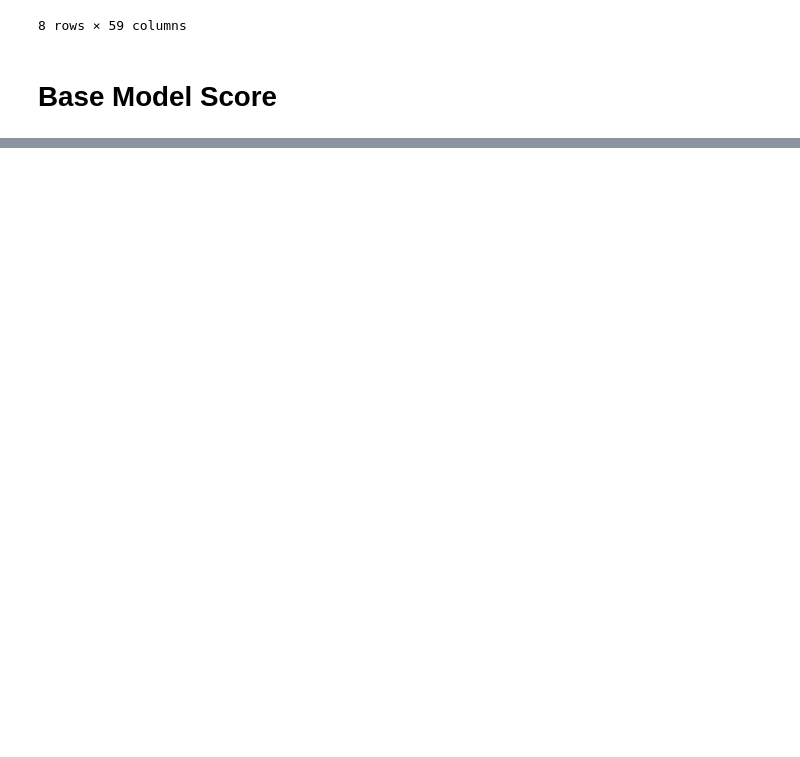
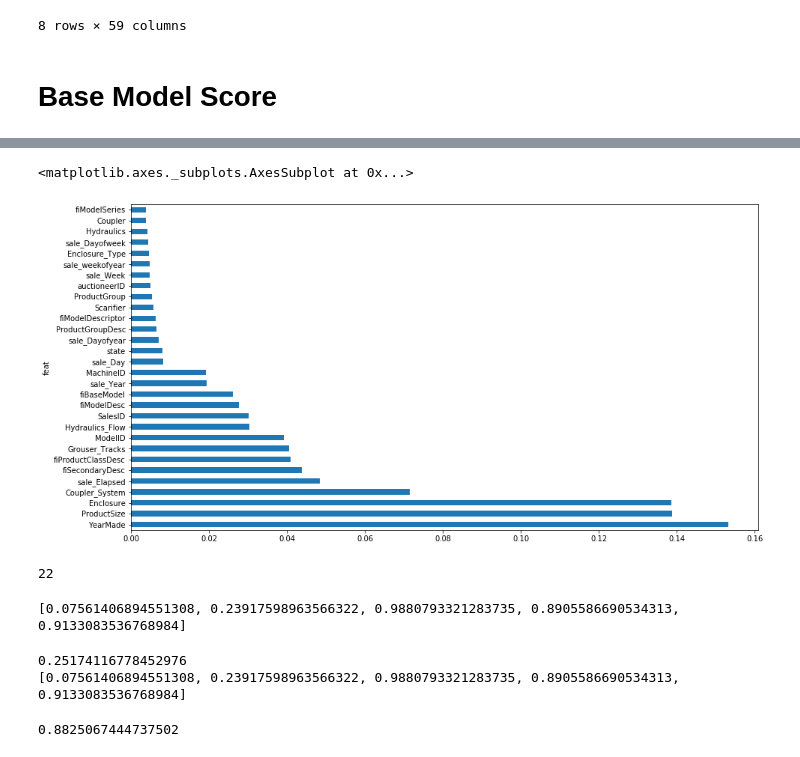
Before and after one commit to kirankm/kaggle, a Jupyter notebook: bluebook/notebooks/bluebook kaggle.ipynb, the cells around one changed output, grey strips where cells are left out. Cells and saved outputs as stored; diff of their text form; code cells hidden in the pictures; blank space fills up the shorter version.

```diff
--- a/bluebook/notebooks/bluebook kaggle.ipynb
+++ b/bluebook/notebooks/bluebook kaggle.ipynb
@@ -311,0 +466,4 @@ print_score(m)
+# %%
+m = RandomForestRegressor(n_estimators= 40, bootstrap= True, n_jobs= -1, oob_score= True, max_samples= 50000, max_features=.5)
+%time m.fit(x_train, y_train)
+print_score(m)
@@ -311,0 +545,7 @@ print_score(m)
+# %%
+def rf_feat_imp(m, df):
+    feat = df.columns
+    imp = np.round(m.feature_importances_,6)
+    return pd.DataFrame({"feat":feat,"imp":imp}).sort_values("imp", ascending = False)
+# %%
+fi = rf_feat_imp(m, x_train); fi[:12]
@@ -311,0 +566,11 @@ print_score(m)
+# %%
+def plot_fi(fi, type = "barh"): return fi.plot('feat', 'imp', type, figsize=(15,8), legend=False)
+# %%
+plot_fi(fi[:30])
+# %% [output]
+<matplotlib.axes._subplots.AxesSubplot at 0x...>
+[figure, added]
+# %%
+to_keep = fi[fi.imp>= .005].feat; len(to_keep)
+# %% [output]
+22
@@ -311,0 +581,17 @@ print_score(m)
+# %%
+m = RandomForestRegressor(n_estimators= 100, bootstrap= True, n_jobs= -1, oob_score= True, max_features=.5)
+
+m.fit(x_train, y_train)
+print_score(m)
+# %% [output]
+[0.07561406894551308, 0.23917598963566322, 0.9880793321283735, 0.8905586690534313, 0.9133083536768984]
+# %%
+import math
+x_test = x_test[to_keep]
+print(rmse(m.predict(x_test), y_test))
+print_score(m)
+m.score(x_test, y_test)
+# %% [output]
+0.25174116778452976
+[0.07561406894551308, 0.23917598963566322, 0.9880793321283735, 0.8905586690534313, 0.9133083536768984]
+0.8825067444737502
```
Also changed, not shown: parts of 129 cells of this notebook.
